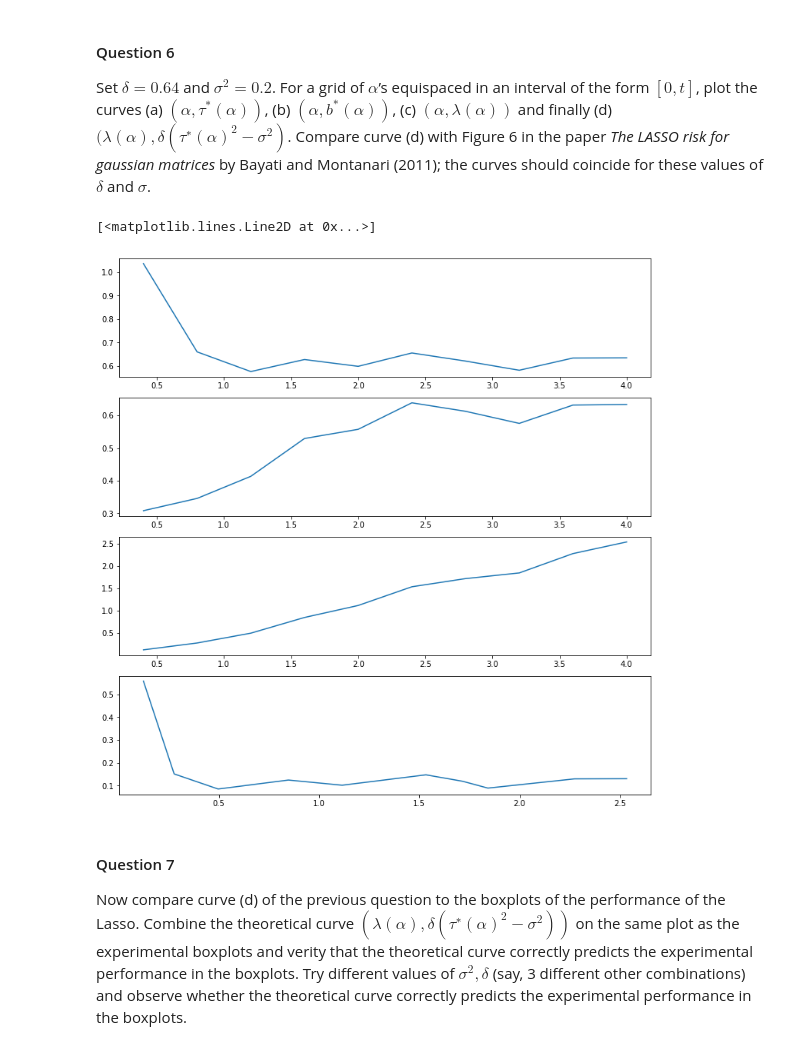
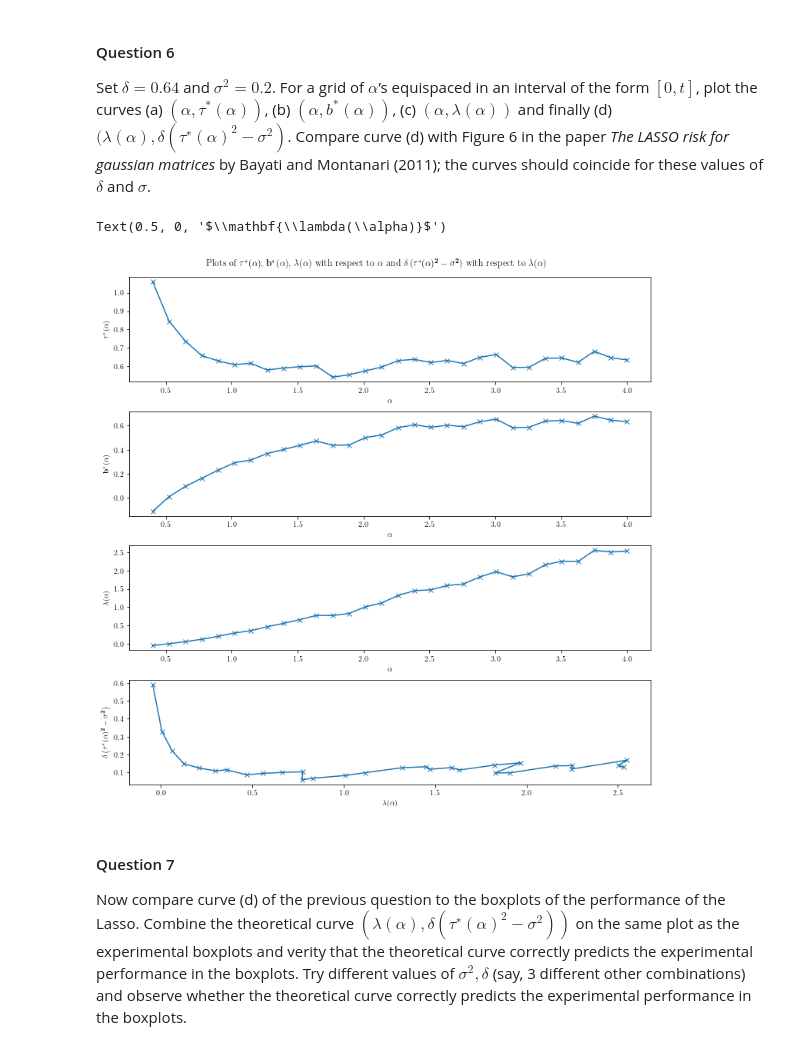
Before and after one commit to JulienKhlt/Hista, a Jupyter notebook: Projet_HISTA_FargeonKhlautRuhlmann.ipynb, the cells around one changed output. Drawn from its saved outputs; the diff is of its cells as text; code cells hidden in the pictures.

Commit message:
Embeded plot of Q6 and add esp computation for Q8

```diff
--- a/Projet_HISTA_FargeonKhlautRuhlmann.ipynb
+++ b/Projet_HISTA_FargeonKhlautRuhlmann.ipynb
@@ -8,6 +8,11 @@ Pierre-Louis RUHLMANN
 import numpy as np
 import matplotlib.pyplot as plt
 import scipy.optimize as opt
+
+plt.rcParams.update({
+    "text.usetex": True,
+    "font.family": "serif",
+    "font.sans-serif": ["Computer Modern"]})
 # %% [markdown]
 We consider a linear model where one observes iid observations $$y_i = x_i^T \beta^* + \varepsilon_i$$ where $x_i$ has iid $\mathcal{N}(0,1)$ entries and $\varepsilon_i \sim \mathcal{N}(0,\sigma^2)$. The goal is to study the performance of the Lasso
 
@@ -160,7 +165,7 @@ def NEsp(tho, alpha, delta, nb):
     return M
 
 def compute_b(tho, delta, alpha, nb):
-    return tho*(1 - NEsp(tho, alpha, delta, nb))
+    return tho*(1 - NEsp(tho, alpha, delta, nb)/delta)
 
 def compute_lambda(b, alpha):
     return b*alpha
@@ -175,30 +180,41 @@ Set $\delta = 0.64$ and $\sigma^2 = 0.2$. For a grid of $\alpha$’s equispaced
 # %%
 delta = 0.64
 sigma2 = 0.2
-alpha = np.linspace(0.4, 4, 10)
+alpha = np.linspace(0.4, 4, 30)
 Tho = []
 Tho_square = []
 B = []
 Lambda = []
 
 fig, axs = plt.subplots(4, 1, constrained_layout=True, figsize=(10, 10))
 
 for a in alpha:
     tho = solve_implement(F, a, delta, 100, sqrt(sigma2 + 1/(2*delta)), sigma2, 1e-2)
     Tho.append(tho)
     Tho_square.append(delta*(tho**2-sigma2))
     b = compute_b(tho, delta, a, 100)
     B.append(b)
     l = compute_lambda(b, a)
     Lambda.append(l)
 
-axs[0].plot(alpha, Tho)
-axs[1].plot(alpha, B)
-axs[2].plot(alpha, Lambda)
-axs[3].plot(Lambda, (Tho_square))
+fig.suptitle(r"Plots of $\mathbf{\tau^* (\alpha)}$, $\mathbf{b^* (\alpha)}$, $\mathbf{\lambda (\alpha)}$" \
+                r" with respect to $\mathbf{\alpha}$ and $\mathbf{\delta\left( \tau^* (\alpha)^2 - \sigma^2 \right) }$"\
+                r" with respect to $\mathbf{\lambda(\alpha)}$")
+axs[0].plot(alpha, Tho,marker='x')
+axs[0].set_ylabel(r"$\mathbf{\tau^* (\alpha)}$")
+axs[0].set_xlabel(r"$\mathbf{\alpha}$")
+axs[1].plot(alpha, B,marker='x')
+axs[1].set_xlabel(r"$\mathbf{\alpha}$")
+axs[1].set_ylabel(r"$\mathbf{b^* (\alpha)}$")
+axs[2].plot(alpha, Lambda,marker='x')
+axs[2].set_xlabel(r"$\mathbf{\alpha}$")
+axs[2].set_ylabel(r"$\mathbf{\lambda (\alpha)}$")
+axs[3].plot(Lambda, (Tho_square),marker='x')
+axs[3].set_ylabel(r"$\mathbf{\delta\left( \tau^* (\alpha)^2 - \sigma^2 \right) }$")
+axs[3].set_xlabel(r"$\mathbf{\lambda(\alpha)}$")
 # %% [output]
-[<matplotlib.lines.Line2D at 0x...>]
+Text(0.5, 0, '$\\mathbf{\\lambda(\\alpha)}$')
-[figure, old version]
+[figure, new version]
 # %% [markdown]
 #### Question 7
 Now compare curve (d) of the previous question to the boxplots of the performance of the Lasso. Combine the theoretical curve $(\lambda(\alpha), \delta(\tau^∗(\alpha)^2 − \sigma^2))$ on the same plot as the experimental boxplots and verity that the theoretical curve correctly predicts the experimental performance in the boxplots. Try different values of $\sigma^2, \delta$ (say, 3 different other combinations) and observe whether the theoretical curve correctly predicts the experimental performance in the boxplots.
```
Also changed, not shown: parts of 5 cells of this notebook.
